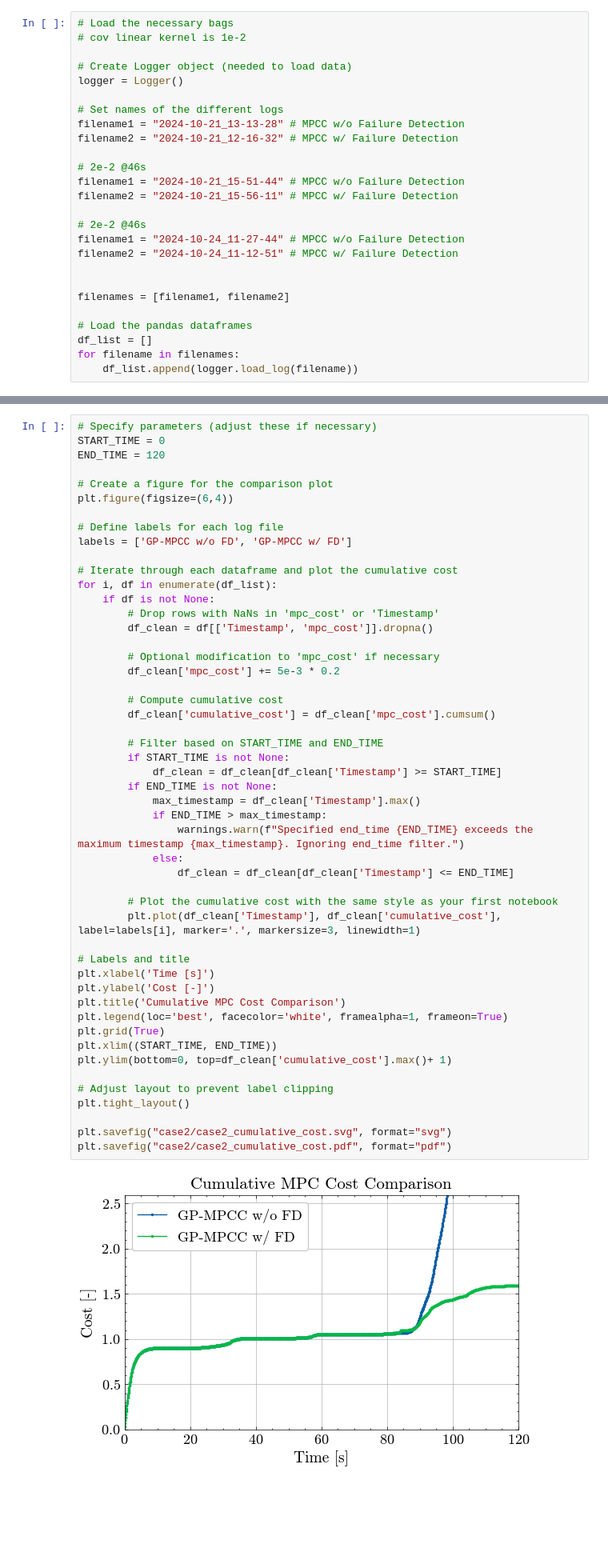
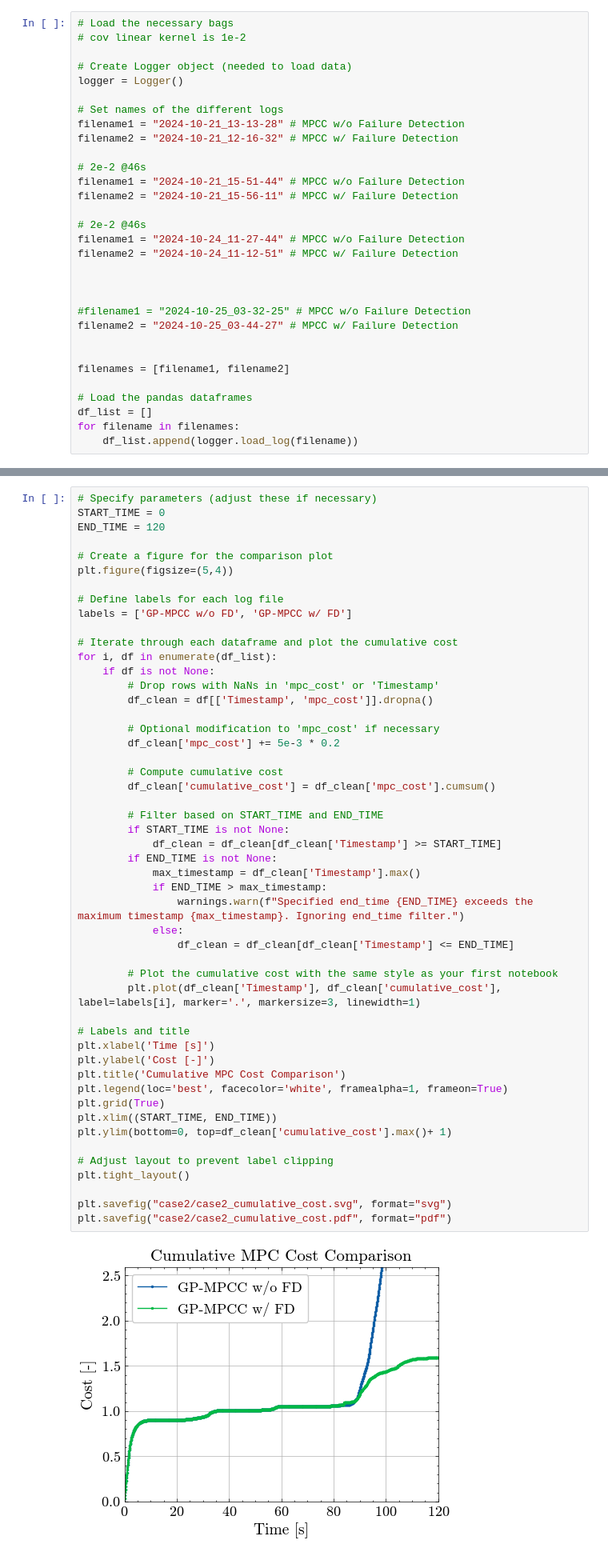
Before and after one commit to albee/smallsat-sim, a Jupyter notebook: smallsat_sim/misc/plot_comparison_results_case2.ipynb, the cells around one changed output, grey strips where cells are left out. Shown at 80% size. Cells and saved outputs as stored; diff of their text form; blank space fills up the shorter version.

```diff
--- a/smallsat_sim/misc/plot_comparison_results_case2.ipynb
+++ b/smallsat_sim/misc/plot_comparison_results_case2.ipynb
@@ -64,6 +64,11 @@ filename1 = "2024-10-24_11-27-44" # MPCC w/o Failure Detection
 filename2 = "2024-10-24_11-12-51" # MPCC w/ Failure Detection
 
 
+
+#filename1 = "2024-10-25_03-32-25" # MPCC w/o Failure Detection
+filename2 = "2024-10-25_03-44-27" # MPCC w/ Failure Detection
+
+
 filenames = [filename1, filename2]
 
 # Load the pandas dataframes
@@ -81,7 +86,7 @@ START_TIME = 0
 END_TIME = 120
 
 # Create a figure for the comparison plot
-plt.figure(figsize=(6,4))
+plt.figure(figsize=(5,4))
 
 # Define labels for each log file
 labels = ['GP-MPCC w/o FD', 'GP-MPCC w/ FD']
@@ -99,34 +104,34 @@ for i, df in enumerate(df_list):
         df_clean['cumulative_cost'] = df_clean['mpc_cost'].cumsum()
 
         # Filter based on START_TIME and END_TIME
         if START_TIME is not None:
             df_clean = df_clean[df_clean['Timestamp'] >= START_TIME]
         if END_TIME is not None:
             max_timestamp = df_clean['Timestamp'].max()
             if END_TIME > max_timestamp:
                 warnings.warn(f"Specified end_time {END_TIME} exceeds the maximum timestamp {max_timestamp}. Ignoring end_time filter.")
             else:
                 df_clean = df_clean[df_clean['Timestamp'] <= END_TIME]
 
         # Plot the cumulative cost with the same style as your first notebook
         plt.plot(df_clean['Timestamp'], df_clean['cumulative_cost'], label=labels[i], marker='.', markersize=3, linewidth=1)
 
 # Labels and title
 plt.xlabel('Time [s]')
 plt.ylabel('Cost [-]')
 plt.title('Cumulative MPC Cost Comparison')
 plt.legend(loc='best', facecolor='white', framealpha=1, frameon=True)
 plt.grid(True)
 plt.xlim((START_TIME, END_TIME))
 plt.ylim(bottom=0, top=df_clean['cumulative_cost'].max()+ 1)
 
 # Adjust layout to prevent label clipping
 plt.tight_layout()
 
 plt.savefig("case2/case2_cumulative_cost.svg", format="svg")
 plt.savefig("case2/case2_cumulative_cost.pdf", format="pdf")
 # %% [output]
-[figure, old version]
+[figure, new version]
 # %%
 # Specify parameters (adjust these if necessary)
 START_TIME = 0
```
Also changed, not shown: parts of 12 cells of this notebook, 13 other files.
